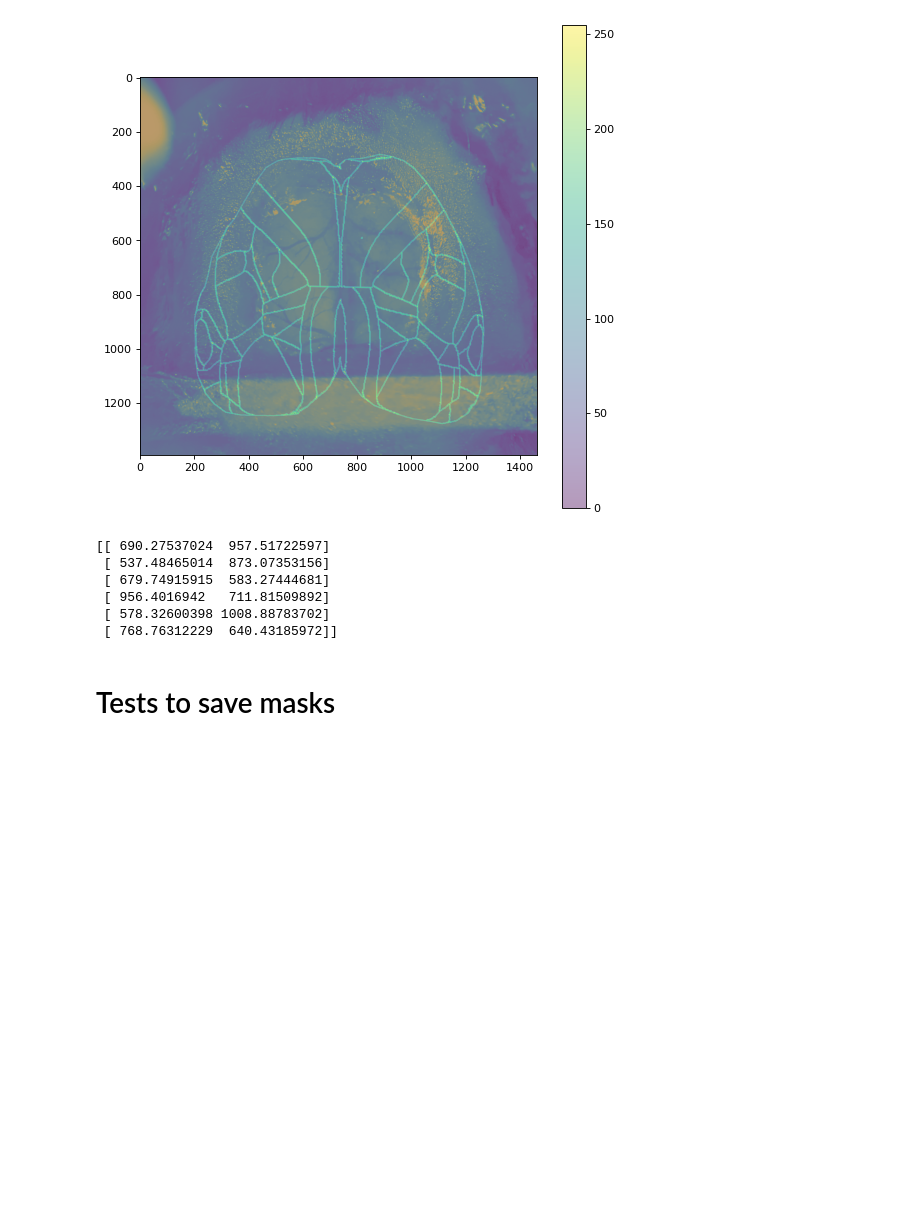
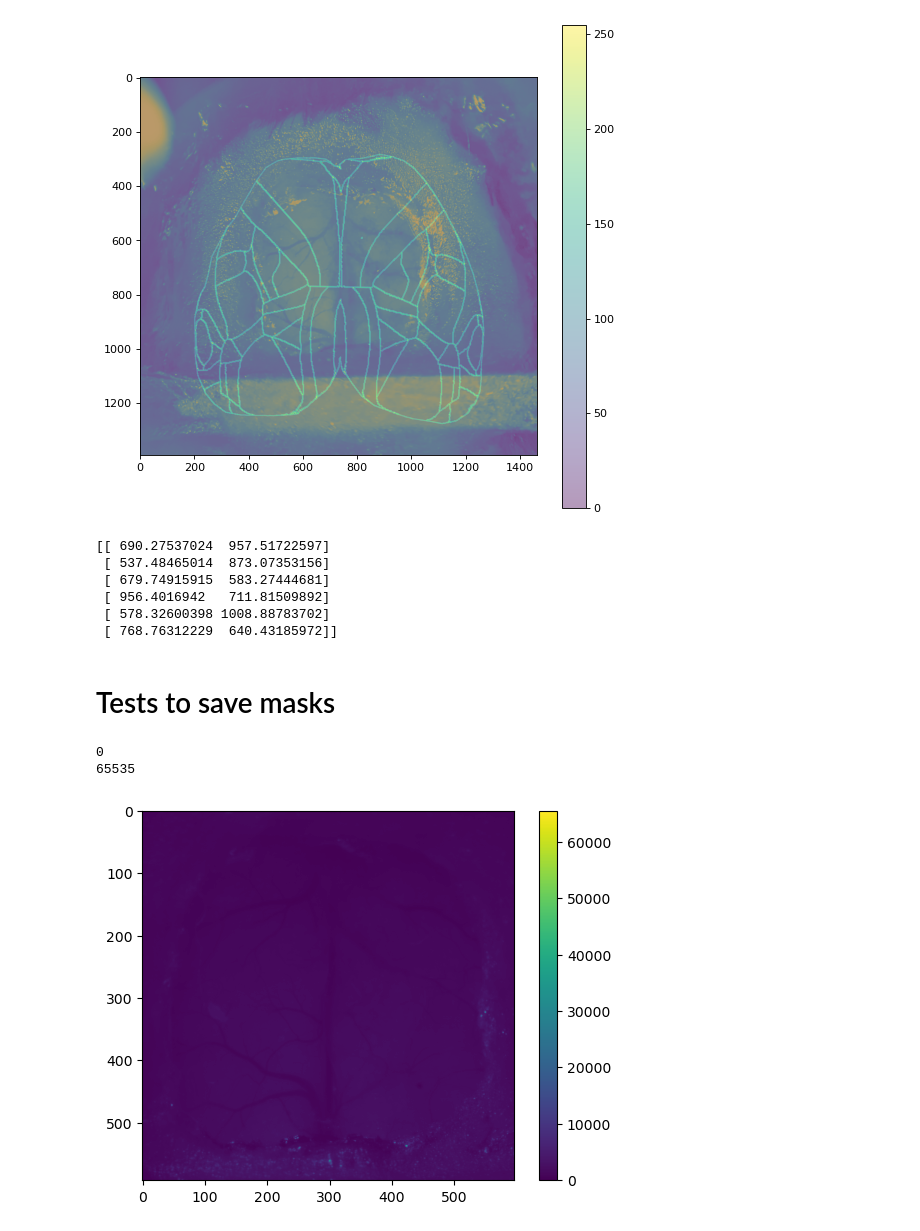
Before and after one commit to vincentpiano123/WideField, a Jupyter notebook: Registration.ipynb, the cells around one changed output. Saved outputs shown, nothing was run; the diff lists cells and outputs as text; code cells hidden in the pictures; blank space fills up the shorter version.

```diff
--- a/Registration.ipynb
+++ b/Registration.ipynb
@@ -476,0 +506,10 @@ print(transformed_points)
+# %%
+print(np.min(green_stack))
+print(np.max(green_stack))
+# %% [output]
+0
+65535
+# %%
+what type of image do i need to replace window ?
+# %% [output]
+[figure, added]
```
Also changed, not shown: parts of 26 cells of this notebook, 3 other files.
